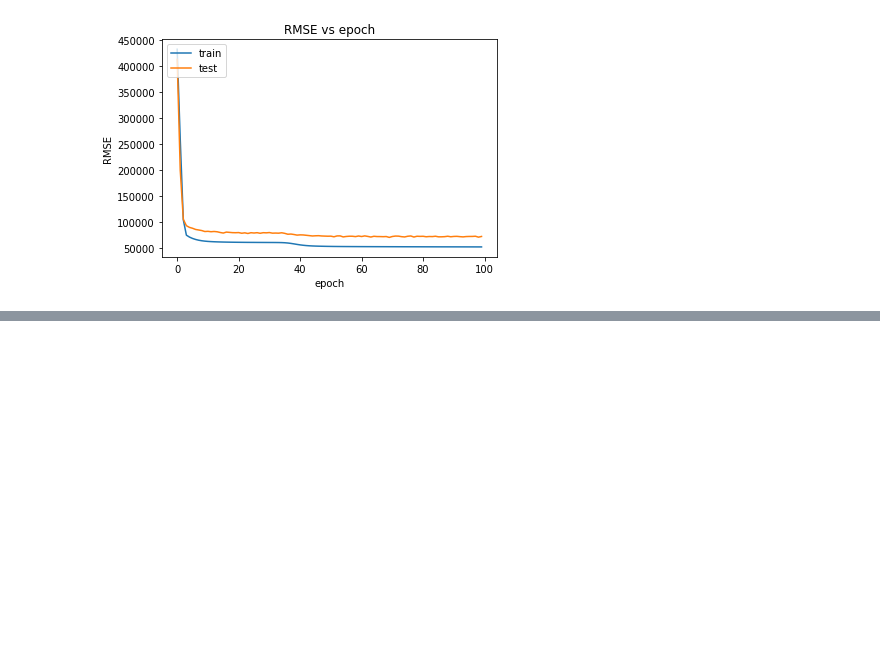
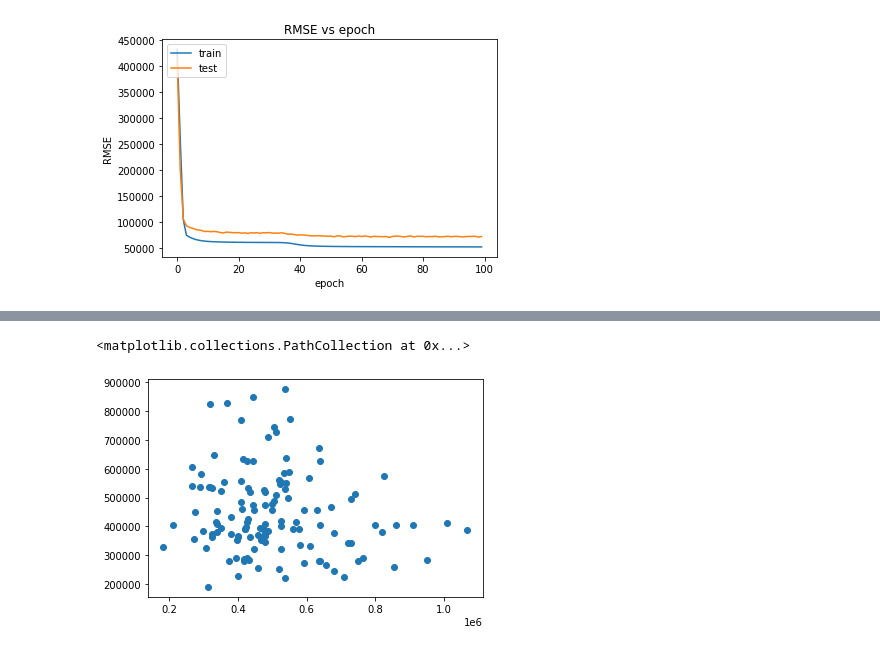
Before and after one commit to kirath2205/Neural-Network-Assignment-1, a Jupyter notebook: start_1b.ipynb, the cells around one changed output, grey strips where cells are left out. Drawn from its saved outputs; the diff is of its cells as text; code cells hidden in the pictures; blank space fills up the shorter version.

```diff
--- a/start_1b.ipynb
+++ b/start_1b.ipynb
@@ -163,6 +163,14 @@ model = keras.Model(all_inputs, output)
 keras.utils.plot_model(model, show_shapes=True, rankdir="LR")
 # %% [output]
 [figure]
+# %%
+checkpoint_filepath = '/content/checkpoint'
+model_checkpoint_callback = tf.keras.callbacks.ModelCheckpoint(
+    filepath=checkpoint_filepath,
+    save_weights_only=True,
+    monitor='val_loss',
+    mode='min',
+    save_best_only=True)
 # %%
 model.compile(loss="mse", optimizer=tf.keras.optimizers.Adam(learning_rate=0.05), metrics=[r2_score])
 model.summary()
@@ -187,4 +177,4 @@ ________________________________________________________________________________
 # %%
-history = model.fit(train_ds, epochs=100, validation_data=val_ds)
+history = model.fit(train_ds, epochs=100, validation_data=val_ds, callbacks=[model_checkpoint_callback])
 # %% [output]
 Epoch 1/100
@@ -236,0 +224,12 @@ for epoch in range(100):
+# %%
+model.load_weights(checkpoint_filepath)
+
+test_predictions = model.predict(val_ds)
+# %%
+test_predictions_batch_128 = test_predictions[:128]
+true_values = np.concatenate([y for x, y in val_ds], axis=0)
+true_values_batch_128 = true_values[:128]
+plt.scatter(true_values_batch_128, test_predictions_batch_128)
+# %% [output]
+<matplotlib.collections.PathCollection at 0x...>
+[figure, added]
```
Also changed, not shown: parts of 3 cells of this notebook.
